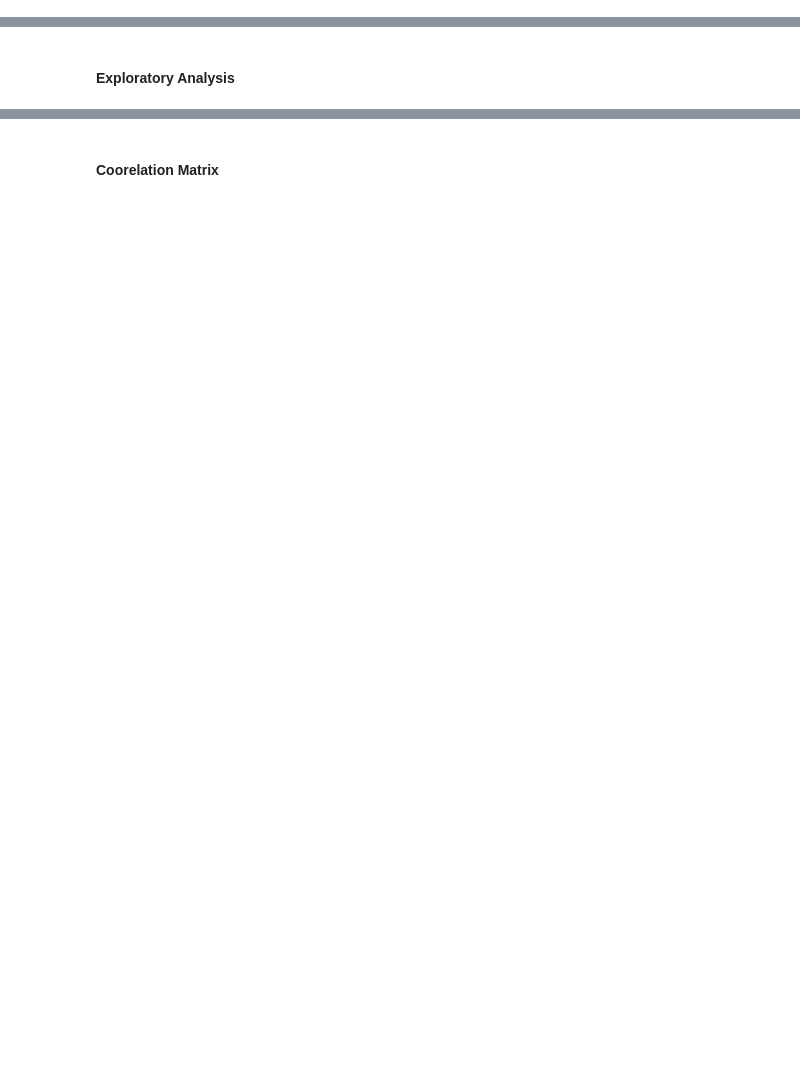
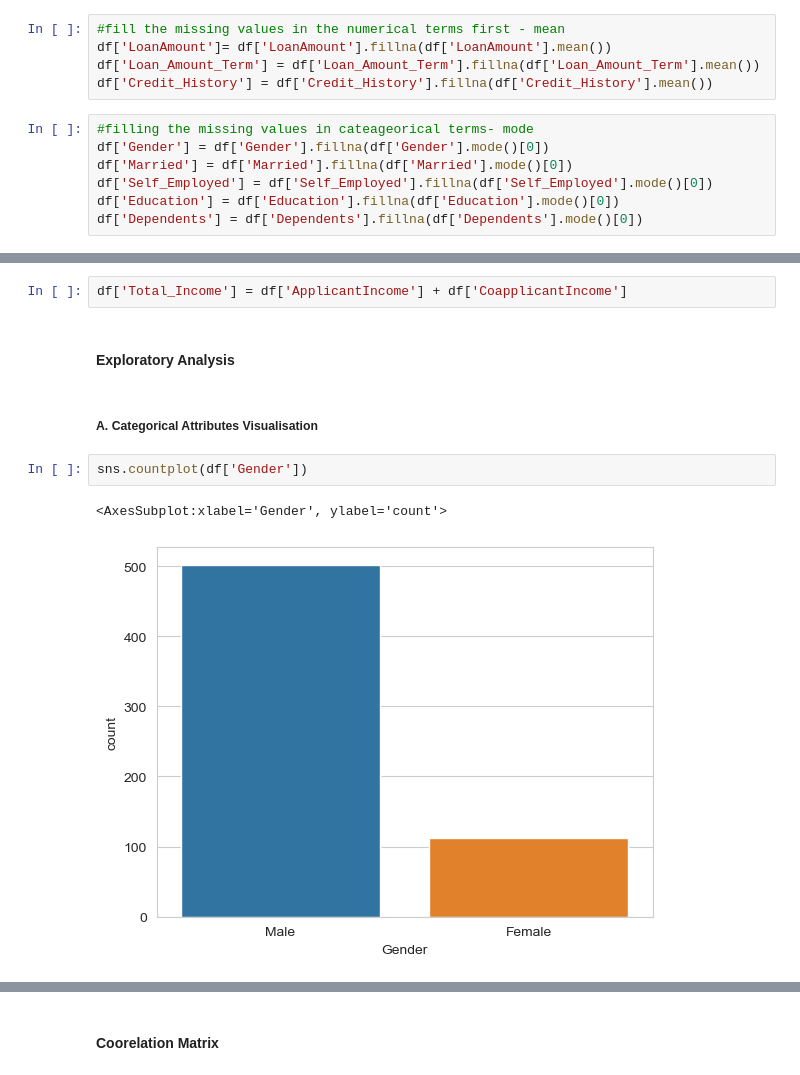
Before and after one commit to shyamghan17/MachineLearning, a Jupyter notebook: Loan Prediction Problem Dataset/loanPrediction.ipynb, the cells around one changed output, grey strips where cells are left out. Cells and saved outputs as stored; diff of their text form; blank space fills up the shorter version.

```diff
--- a/Loan Prediction Problem Dataset/loanPrediction.ipynb
+++ b/Loan Prediction Problem Dataset/loanPrediction.ipynb
@@ -33,0 +58,12 @@ df.describe()
+# %%
+#fill the missing values in the numerical terms first - mean
+df['LoanAmount']= df['LoanAmount'].fillna(df['LoanAmount'].mean())
+df['Loan_Amount_Term'] = df['Loan_Amount_Term'].fillna(df['Loan_Amount_Term'].mean())
+df['Credit_History'] = df['Credit_History'].fillna(df['Credit_History'].mean())
+# %%
+#filling the missing values in cateageorical terms- mode
+df['Gender'] = df['Gender'].fillna(df['Gender'].mode()[0])
+df['Married'] = df['Married'].fillna(df['Married'].mode()[0])
+df['Self_Employed'] = df['Self_Employed'].fillna(df['Self_Employed'].mode()[0])
+df['Education'] = df['Education'].fillna(df['Education'].mode()[0])
+df['Dependents'] = df['Dependents'].fillna(df['Dependents'].mode()[0])
@@ -34,2 +89,11 @@ df.describe()
+# %%
+df['Total_Income'] = df['ApplicantIncome'] + df['CoapplicantIncome']
 # %% [markdown]
 #### Exploratory Analysis
+# %% [markdown]
+##### A. Categorical Attributes Visualisation
+# %%
+sns.countplot(df['Gender'])
+# %% [output]
+<AxesSubplot:xlabel='Gender', ylabel='count'>
+[figure, added]
```
Also changed, not shown: parts of 33 cells of this notebook.
